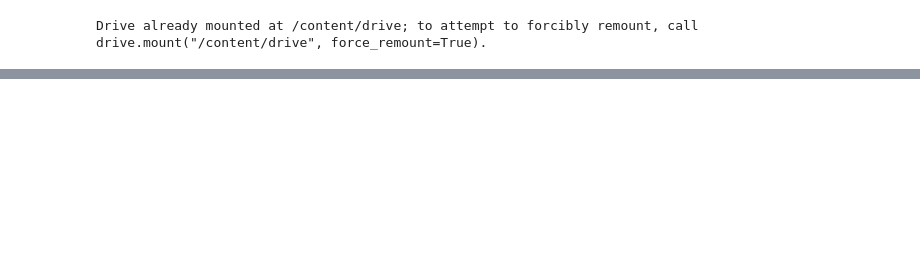
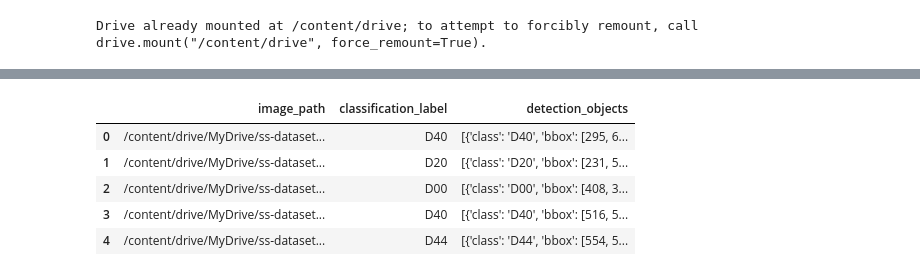
Before and after one commit to safestreets-g408/safestreets, a Jupyter notebook: models/safe_streets.ipynb, the cells around one changed output, grey strips where cells are left out. Saved outputs shown, nothing was run; the diff lists cells and outputs as text; code cells hidden in the pictures; blank space fills up the shorter version.

```diff
--- a/models/safe_streets.ipynb
+++ b/models/safe_streets.ipynb
@@ -117,5 +113,4 @@ from tensorflow.keras.utils import to_categorical
 # %%
-# Function to parse XML annotations
 def parse_annotation(annotation_path):
     tree = ElementTree.parse(annotation_path)
     root = tree.getroot()
@@ -140,7 +135,7 @@ def parse_annotation(annotation_path):
 
     return image_info
 
-# Load dataset
+# Load dataset for both classification and object detection
 def load_dataset(base_path):
     annotations_dir = os.path.join(base_path, 'annotations/')
     images_dir = os.path.join(base_path, 'images/')
@@ -152,34 +147,17 @@ def load_dataset(base_path):
         annotation_path = os.path.join(annotations_dir, xml_file)
         image_info = parse_annotation(annotation_path)
 
-        # For classification, we'll use the first object's class as the image label
-        if image_info['objects']:
-            # Get the dominant class in the image (most frequent)
+        image_path = os.path.join(images_dir, image_info['filename'])
+        if os.path.exists(image_path) and image_info['objects']:
+            # For classification, get the dominant class
             classes = [obj['class'] for obj in image_info['objects']]
             dominant_class = max(set(classes), key=classes.count)
 
-            image_path = os.path.join(images_dir, image_info['filename'])
-            if os.path.exists(image_path):
-                data.append({
-                    'image_path': image_path,
-                    'label': dominant_class
-                })
+            # Store both classification and object detection data
+            data.append({
+                'image_path': image_path,
+                'classification_label': dominant_class,
+                'detection_objects': image_info['objects']  # Full object data including bboxes
+            })
 
     return pd.DataFrame(data)
-
-# Load the dataset
-df = load_dataset(base_path)
-
-# Encode labels
-label_encoder = LabelEncoder()
-df['label_encoded'] = label_encoder.fit_transform(df['label'])
-num_classes = len(label_encoder.classes_)
-
-# Split dataset
-train_df, test_df = train_test_split(df, test_size=0.2, random_state=42)
-train_df, val_df = train_test_split(train_df, test_size=0.1, random_state=42)
-
-print(f"Train samples: {len(train_df)}")
-print(f"Validation samples: {len(val_df)}")
-print(f"Test samples: {len(test_df)}")
-print(f"Number of classes: {num_classes}")
@@ -520,0 +164,10 @@ ValueError: Unknown layer: 'Patches'. Please ensure you are using a `keras.utils
+# %%
+df = load_dataset(base_path)
+df.head()
+# %% [output]
+|  | image_path | classification_label | detection_objects |
+| 0 | /content/drive/MyDrive/ss-dataset... | D40 | [{'class': 'D40', 'bbox': [295, 6... |
+| 1 | /content/drive/MyDrive/ss-dataset... | D20 | [{'class': 'D20', 'bbox': [231, 5... |
+| 2 | /content/drive/MyDrive/ss-dataset... | D00 | [{'class': 'D00', 'bbox': [408, 3... |
+| 3 | /content/drive/MyDrive/ss-dataset... | D40 | [{'class': 'D40', 'bbox': [516, 5... |
+| 4 | /content/drive/MyDrive/ss-dataset... | D44 | [{'class': 'D44', 'bbox': [554, 5... |
```
Also changed, not shown: parts of 19 cells of this notebook, 7 other files.
